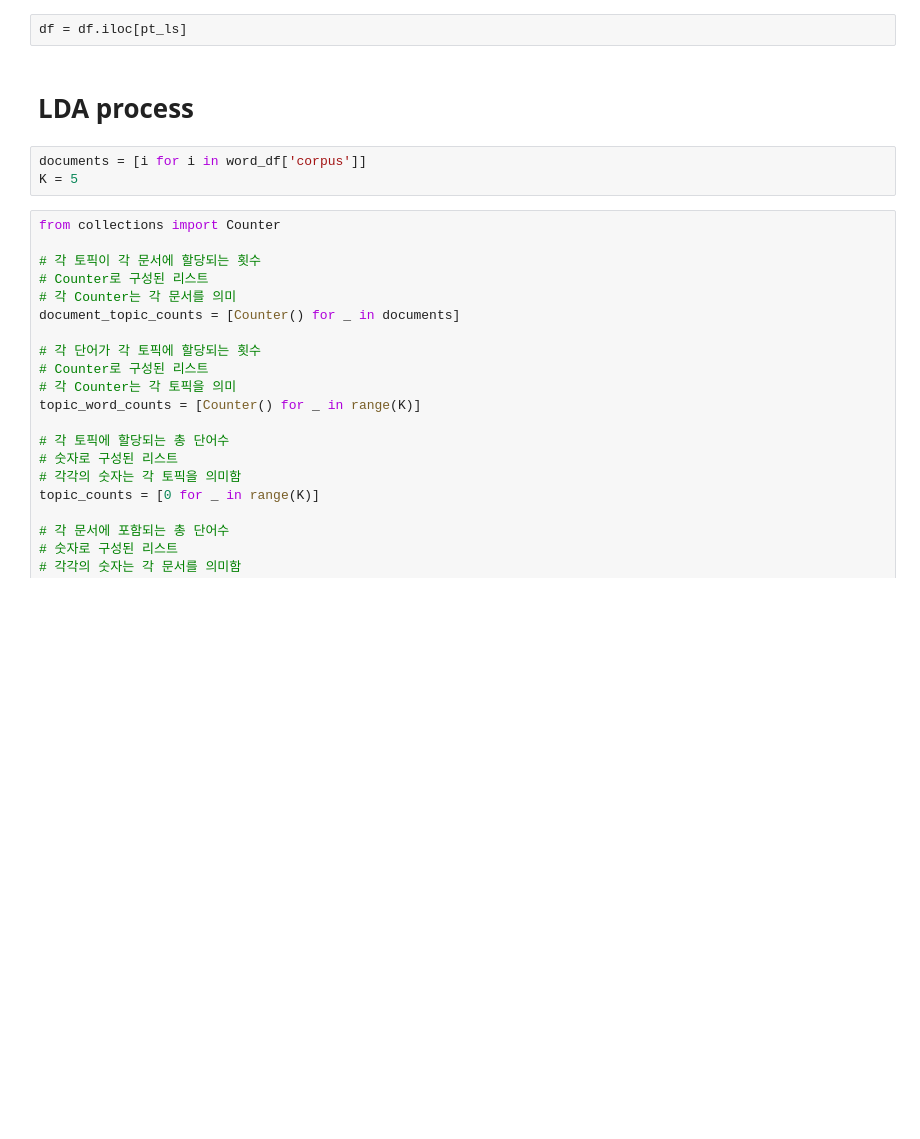
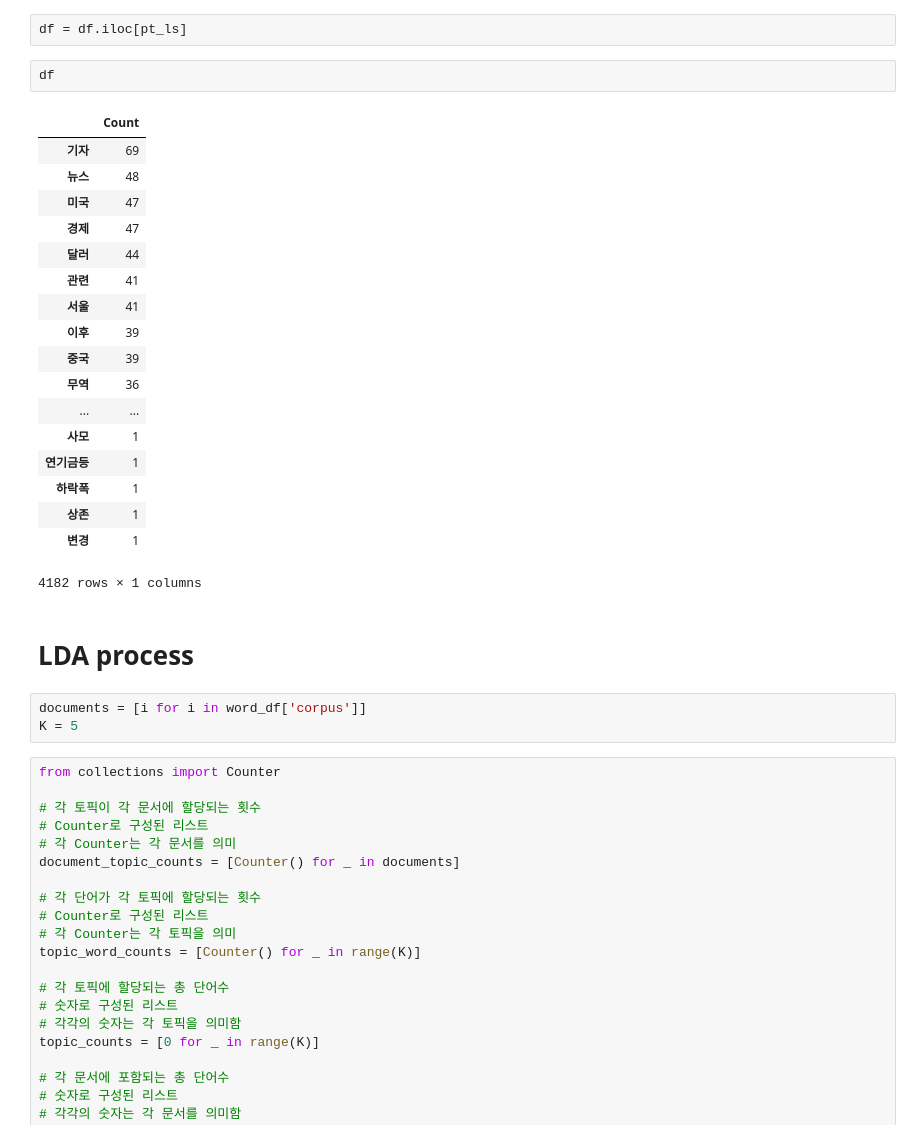
Before and after one commit to hskimim/news_text_mining_project, a Jupyter notebook: news_text_mining_project/Latent_Dirichelet_Allocation.ipynb, the cells around one changed output. Saved outputs shown, nothing was run; the diff lists cells and outputs as text; blank space fills up the shorter version.

```diff
--- a/news_text_mining_project/Latent_Dirichelet_Allocation.ipynb
+++ b/news_text_mining_project/Latent_Dirichelet_Allocation.ipynb
@@ -95,5 +100,26 @@ pt_ls = list(set(pt_ls))
 # %%
 df = df.iloc[pt_ls]
+# %%
+df
+# %% [output]
+|  | Count |
+| 기자 | 69 |
+| 뉴스 | 48 |
+| 미국 | 47 |
+| 경제 | 47 |
+| 달러 | 44 |
+| 관련 | 41 |
+| 서울 | 41 |
+| 이후 | 39 |
+| 중국 | 39 |
+| 무역 | 36 |
+| ... | ... |
+| 사모 | 1 |
+| 연기금등 | 1 |
+| 하락폭 | 1 |
+| 상존 | 1 |
+| 변경 | 1 |
+4182 rows × 1 columns
 # %% [markdown]
 # LDA process
 # %%
```
Also changed, not shown: parts of 27 cells of this notebook.
